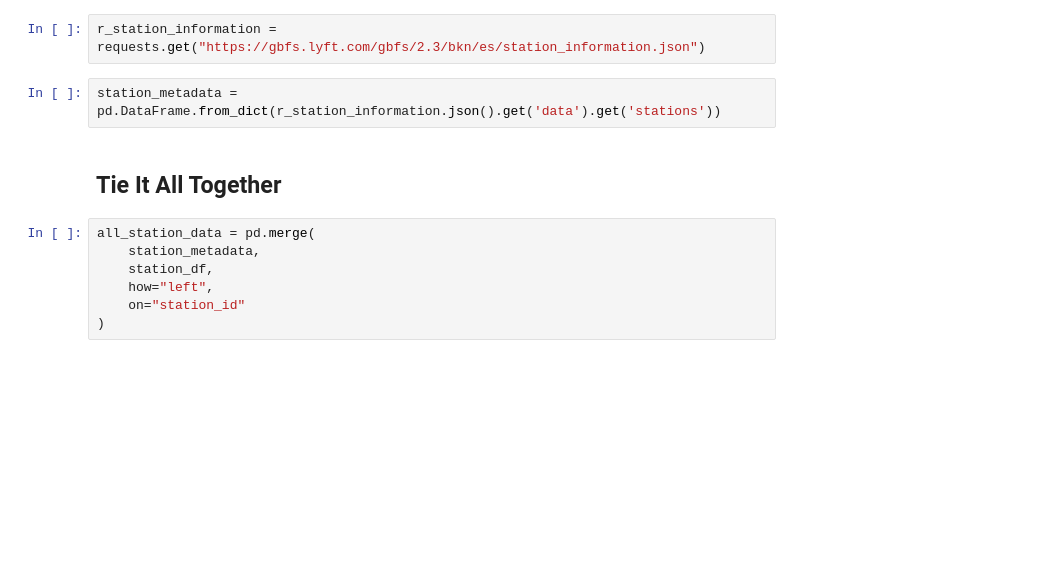
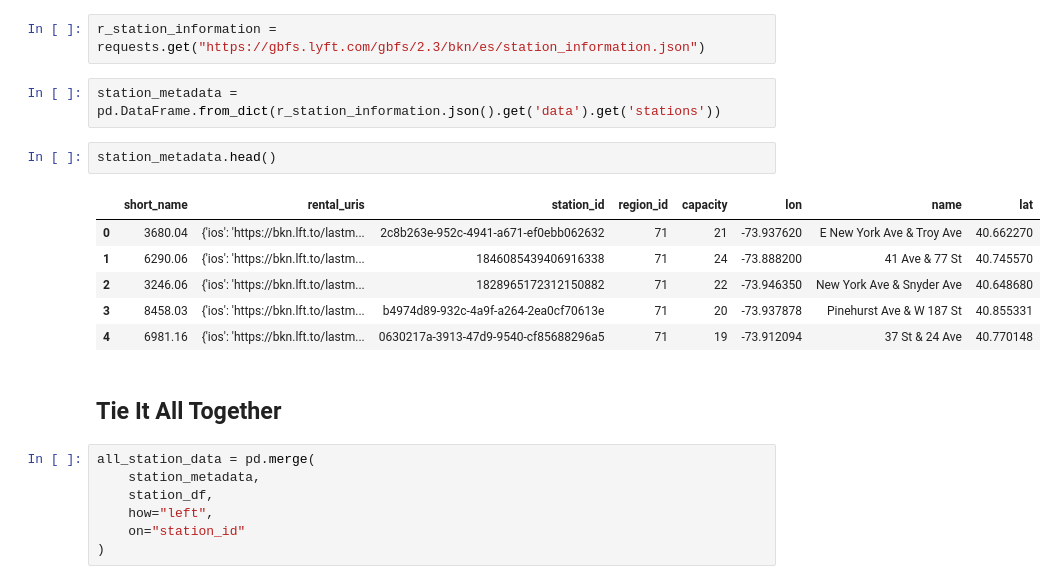
Before and after one commit to jtemplon/cuny-fall-2024, a Jupyter notebook: CitiBikeRealTime.ipynb, the cells around one changed output. Saved outputs shown, nothing was run; the diff lists cells and outputs as text; blank space fills up the shorter version.

```diff
--- a/CitiBikeRealTime.ipynb
+++ b/CitiBikeRealTime.ipynb
@@ -96,6 +96,15 @@ Alright, now we know about the stations, but we need some metadata
 r_station_information = requests.get("https://gbfs.lyft.com/gbfs/2.3/bkn/es/station_information.json")
 # %%
 station_metadata = pd.DataFrame.from_dict(r_station_information.json().get('data').get('stations'))
+# %%
+station_metadata.head()
+# %% [output]
+|  | short_name | rental_uris | station_id | region_id | capacity | lon | name | lat |
+| 0 | 3680.04 | {'ios': 'https://bkn.lft.to/lastm... | 2c8b263e-952c-4941-a671-ef0ebb062632 | 71 | 21 | -73.937620 | E New York Ave & Troy Ave | 40.662270 |
+| 1 | 6290.06 | {'ios': 'https://bkn.lft.to/lastm... | 1846085439406916338 | 71 | 24 | -73.888200 | 41 Ave & 77 St | 40.745570 |
+| 2 | 3246.06 | {'ios': 'https://bkn.lft.to/lastm... | 1828965172312150882 | 71 | 22 | -73.946350 | New York Ave & Snyder Ave | 40.648680 |
+| 3 | 8458.03 | {'ios': 'https://bkn.lft.to/lastm... | b4974d89-932c-4a9f-a264-2ea0cf70613e | 71 | 20 | -73.937878 | Pinehurst Ave & W 187 St | 40.855331 |
+| 4 | 6981.16 | {'ios': 'https://bkn.lft.to/lastm... | 0630217a-3913-47d9-9540-cf85688296a5 | 71 | 19 | -73.912094 | 37 St & 24 Ave | 40.770148 |
 # %% [markdown]
 ## Tie It All Together
 # %%
```
Also changed, not shown: parts of 6 cells of this notebook, 3 other files.
